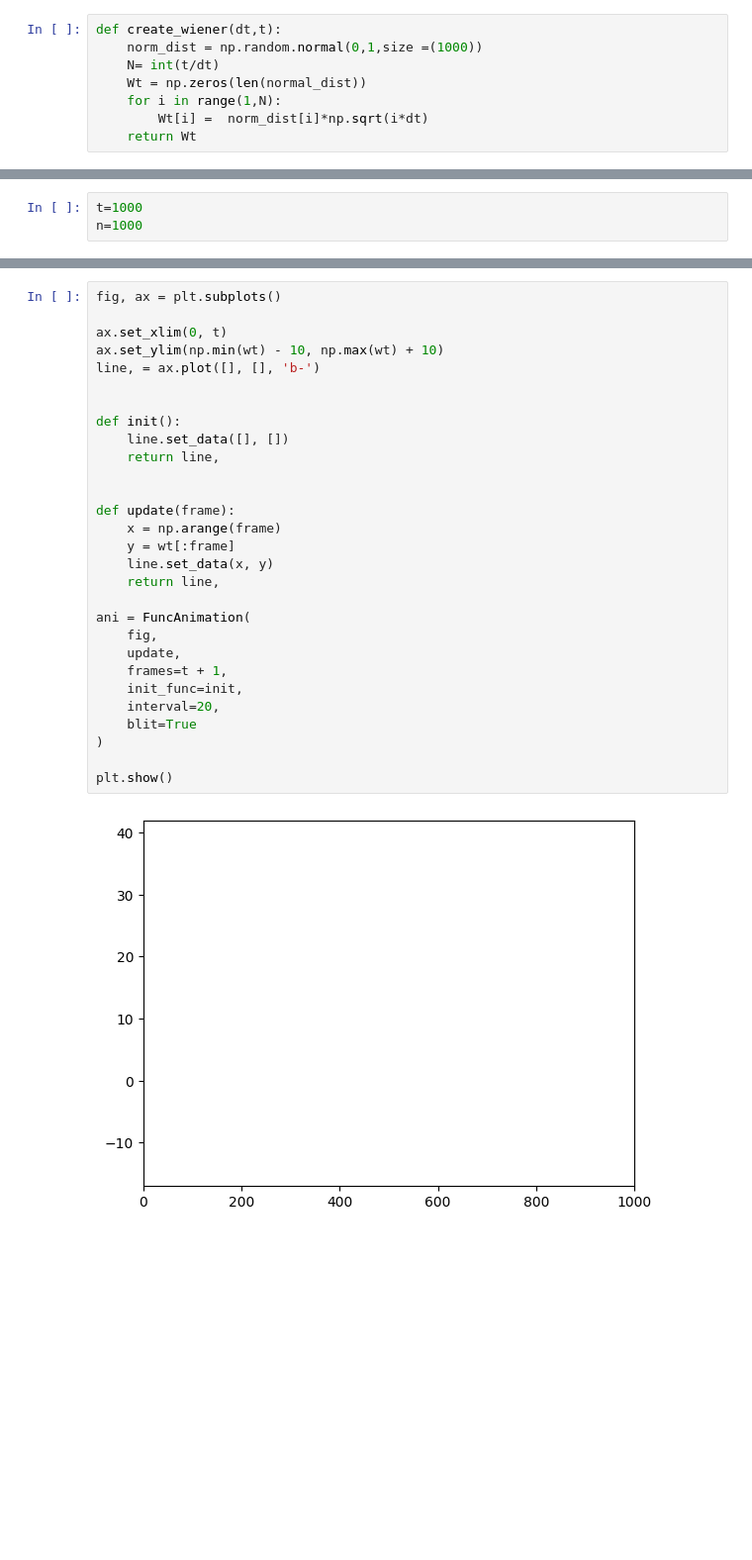
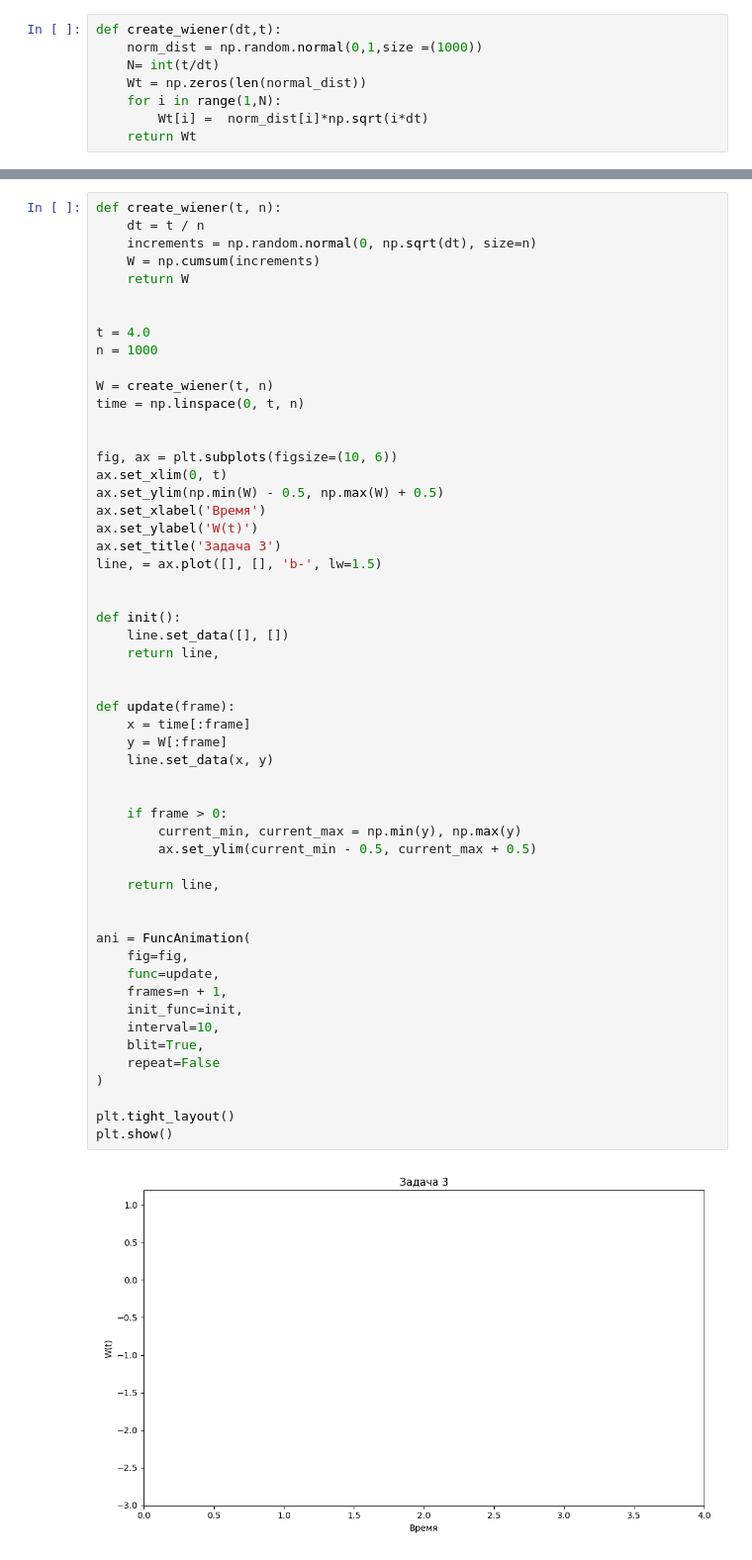
Before and after one commit to need2040/python_solution, a Jupyter notebook: krit3.ipynb, the cells around one changed output, grey strips where cells are left out. Shown: that part at 99% size. Drawn from its saved outputs; the diff is of its cells as text; blank space fills up the shorter version.

```diff
--- a/krit3.ipynb
+++ b/krit3.ipynb
@@ -48,3 +23,0 @@ def create_wienerbinom(t,n):
-# %%
-t=1000
-n=1000
@@ -53,31 +31,56 @@ wt=create_wienerbinom(t,n)
 # %%
-fig, ax = plt.subplots()
+def create_wiener(t, n):
+    dt = t / n
+    increments = np.random.normal(0, np.sqrt(dt), size=n)
+    W = np.cumsum(increments)
+    return W
 
+
+t = 4.0
+n = 1000
+
+W = create_wiener(t, n)
+time = np.linspace(0, t, n)
+
+
+fig, ax = plt.subplots(figsize=(10, 6))
 ax.set_xlim(0, t)
-ax.set_ylim(np.min(wt) - 10, np.max(wt) + 10)
-line, = ax.plot([], [], 'b-')
+ax.set_ylim(np.min(W) - 0.5, np.max(W) + 0.5)
+ax.set_xlabel('Время')
+ax.set_ylabel('W(t)')
+ax.set_title('Задача 3')
+line, = ax.plot([], [], 'b-', lw=1.5)
 
 
 def init():
     line.set_data([], [])
     return line,
 
 
 def update(frame):
-    x = np.arange(frame)
-    y = wt[:frame]
+    x = time[:frame]
+    y = W[:frame]
     line.set_data(x, y)
+
+
+    if frame > 0:
+        current_min, current_max = np.min(y), np.max(y)
+        ax.set_ylim(current_min - 0.5, current_max + 0.5)
+
     return line,
 
+
 ani = FuncAnimation(
-    fig,
-    update,
-    frames=t + 1,
+    fig=fig,
+    func=update,
+    frames=n + 1,
     init_func=init,
-    interval=20,
-    blit=True
+    interval=10,
+    blit=True,
+    repeat=False
 )
 
+plt.tight_layout()
 plt.show()
 # %% [output]
-[figure, old version]
+[figure, new version]
```
Also changed, not shown: parts of 22 cells of this notebook.
